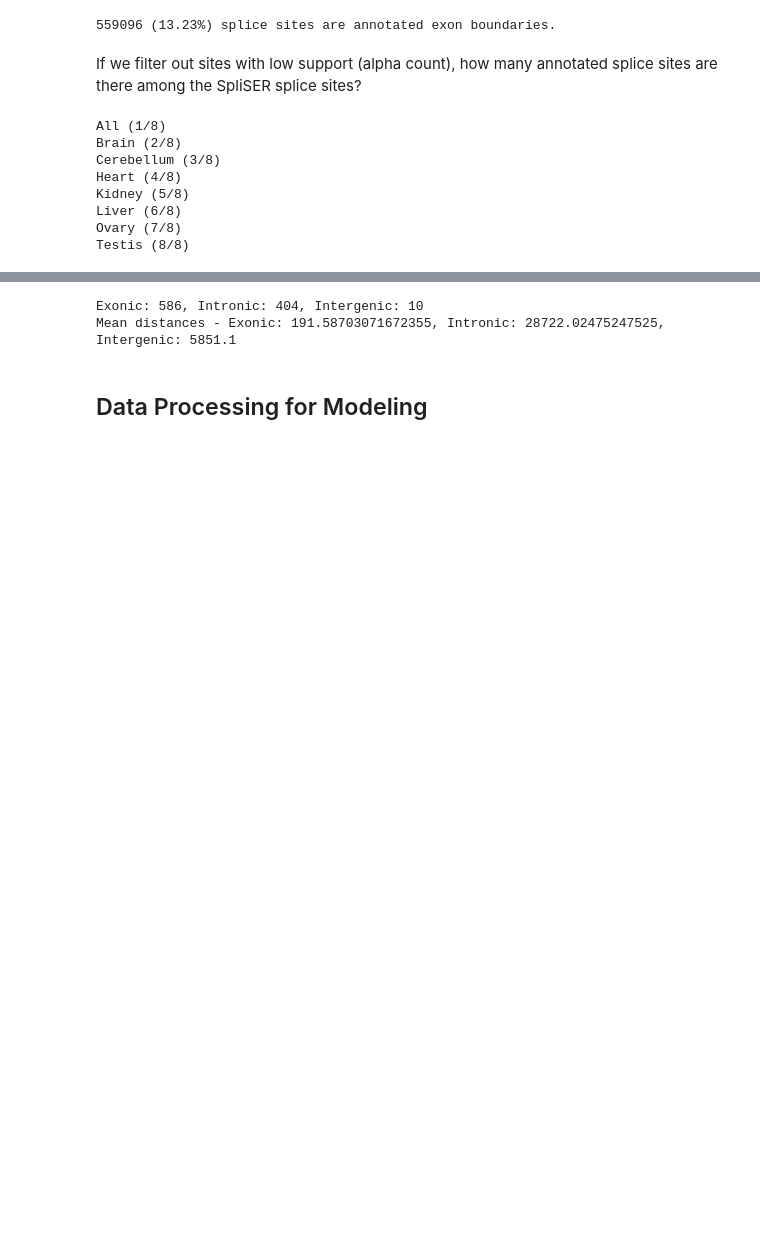
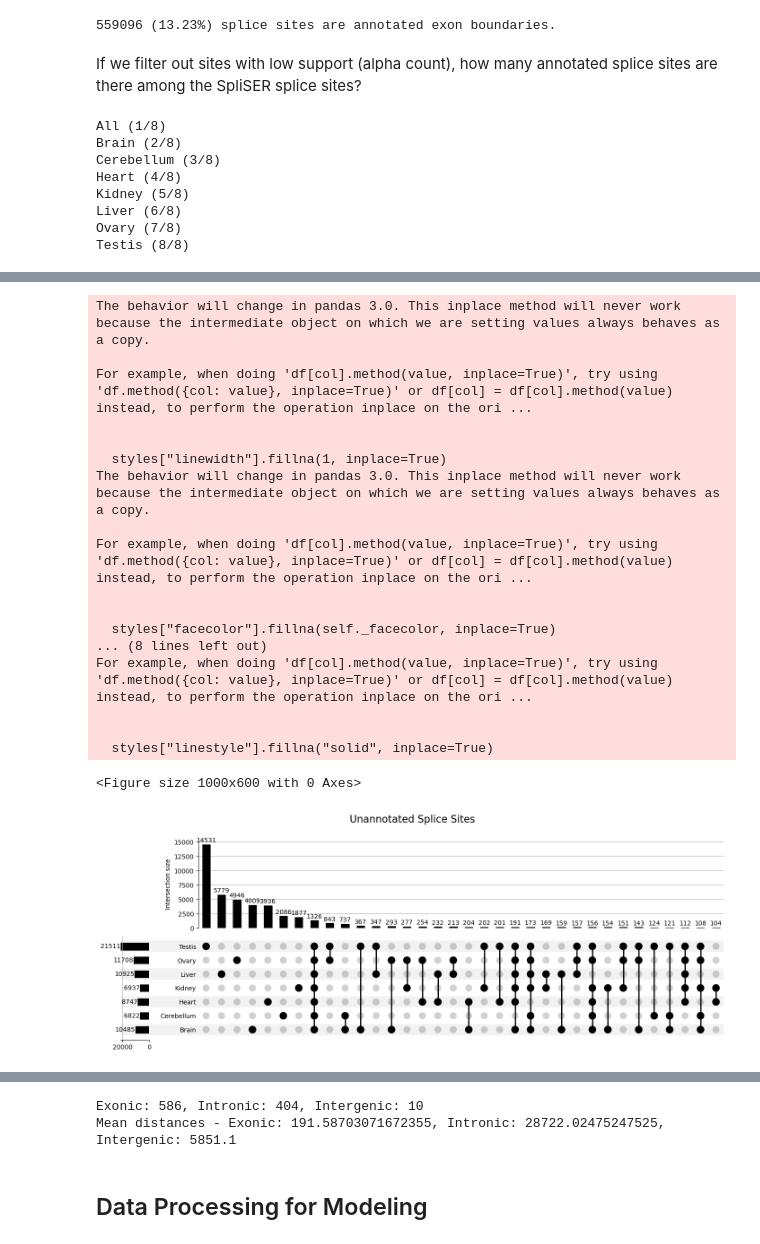
Before and after one commit to anamariaelek/splicing, a Jupyter notebook: notebooks/03_rna_data.ipynb, the cells around one changed output, grey strips where cells are left out. Saved outputs shown, nothing was run; the diff lists cells and outputs as text; code cells hidden in the pictures; blank space fills up the shorter version.

```diff
--- a/notebooks/03_rna_data.ipynb
+++ b/notebooks/03_rna_data.ipynb
@@ -892,0 +915,43 @@ novl_spl_ann[(novl_spl_ann['tissue'] == 'Brain') & (novl_spl_ann['timepoint'] ==
+# %%
+# Plot upset plot of sites found in multiple tissues (include only overlaps where there are more than 500 sites in the intersection)
+from upsetplot import UpSet, from_indicators
+
+# Create boolean columns for each tissue
+novl_spl_ann_bool = novl_spl_ann[['chrom','site','tissue']].drop_duplicates().copy()
+novl_spl_ann_bool.sort_values(by=['chrom', 'site'], inplace=True)
+
+# Pivot to get boolean indicators for each tissue
+novl_spl_ann_bool['value'] = True
+novl_spl_ann_bool = novl_spl_ann_bool.pivot_table(index=['chrom', 'site'], columns='tissue', values='value', fill_value=False)
+novl_spl_ann_bool = novl_spl_ann_bool.astype(bool)
+
+# Create upset dataframe
+upset_data = from_indicators(novl_spl_ann['tissue'].unique(), novl_spl_ann_bool)
+
+# Plot
+upset = UpSet(upset_data, subset_size='count', show_counts='%d', min_subset_size=100, sort_by='cardinality', sort_categories_by=None)
+plt.figure(figsize=(10,6))
+upset.plot()
+plt.suptitle(f'Unannotated Splice Sites', fontsize=16)
+plt.savefig('plots/splice_sites_unannotated_in_tissues.pdf', bbox_inches='tight')
+plt.show()
+# %% [output]
+The behavior will change in pandas 3.0. This inplace method will never work because the intermediate object on which we are setting values always behaves as a copy.
+
+For example, when doing 'df[col].method(value, inplace=True)', try using 'df.method({col: value}, inplace=True)' or df[col] = df[col].method(value) instead, to perform the operation inplace on the ori ...
+
+
+  styles["linewidth"].fillna(1, inplace=True)
+The behavior will change in pandas 3.0. This inplace method will never work because the intermediate object on which we are setting values always behaves as a copy.
+
+For example, when doing 'df[col].method(value, inplace=True)', try using 'df.method({col: value}, inplace=True)' or df[col] = df[col].method(value) instead, to perform the operation inplace on the ori ...
+
+
+  styles["facecolor"].fillna(self._facecolor, inplace=True)
+... (8 lines left out)
+For example, when doing 'df[col].method(value, inplace=True)', try using 'df.method({col: value}, inplace=True)' or df[col] = df[col].method(value) instead, to perform the operation inplace on the ori ...
+
+
+  styles["linestyle"].fillna("solid", inplace=True)
+<Figure size 1000x600 with 0 Axes>
+[figure, added]
```
Also changed, not shown: parts of 12 cells of this notebook, 12 other files.
